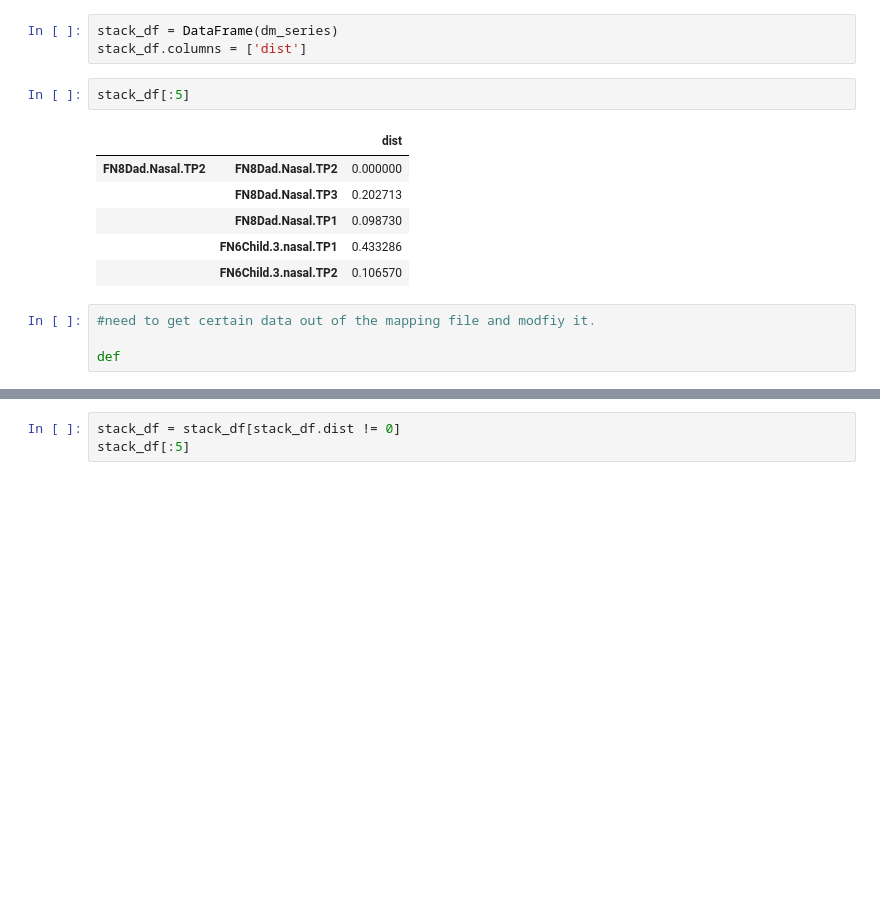
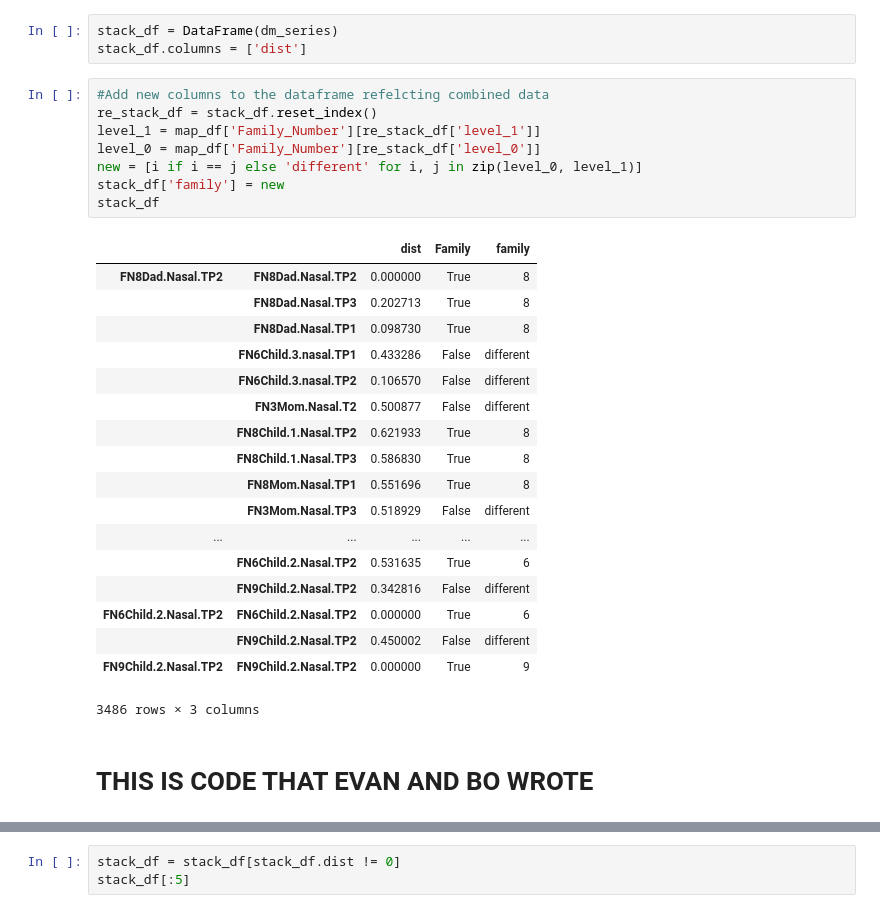
Before and after one commit to johnchase/dm_manipulation, a Jupyter notebook: dm_munging.ipynb, the cells around one changed output, grey strips where cells are left out. Saved outputs shown, nothing was run; the diff lists cells and outputs as text; blank space fills up the shorter version.

Commit message:
added functionality for new columns

```diff
--- a/dm_munging.ipynb
+++ b/dm_munging.ipynb
@@ -39,19 +39,36 @@ dm_series = dm_series[seen]
 # %%
 stack_df = DataFrame(dm_series)
 stack_df.columns = ['dist']
-# %%
-stack_df[:5]
-# %% [output]
-|  |  | dist |
-| FN8Dad.Nasal.TP2 | FN8Dad.Nasal.TP2 | 0.000000 |
-|  | FN8Dad.Nasal.TP3 | 0.202713 |
-|  | FN8Dad.Nasal.TP1 | 0.098730 |
-|  | FN6Child.3.nasal.TP1 | 0.433286 |
-|  | FN6Child.3.nasal.TP2 | 0.106570 |
-# %%
-#need to get certain data out of the mapping file and modfiy it.
-
-def
+# %%
+#Add new columns to the dataframe refelcting combined data
+re_stack_df = stack_df.reset_index()
+level_1 = map_df['Family_Number'][re_stack_df['level_1']]
+level_0 = map_df['Family_Number'][re_stack_df['level_0']]
+new = [i if i == j else 'different' for i, j in zip(level_0, level_1)]
+stack_df['family'] = new
+stack_df
+# %% [output]
+|  |  | dist | Family | family |
+| FN8Dad.Nasal.TP2 | FN8Dad.Nasal.TP2 | 0.000000 | True | 8 |
+|  | FN8Dad.Nasal.TP3 | 0.202713 | True | 8 |
+|  | FN8Dad.Nasal.TP1 | 0.098730 | True | 8 |
+|  | FN6Child.3.nasal.TP1 | 0.433286 | False | different |
+|  | FN6Child.3.nasal.TP2 | 0.106570 | False | different |
+|  | FN3Mom.Nasal.T2 | 0.500877 | False | different |
+|  | FN8Child.1.Nasal.TP2 | 0.621933 | True | 8 |
+|  | FN8Child.1.Nasal.TP3 | 0.586830 | True | 8 |
+|  | FN8Mom.Nasal.TP1 | 0.551696 | True | 8 |
+|  | FN3Mom.Nasal.TP3 | 0.518929 | False | different |
+| ... | ... | ... | ... | ... |
+|  | FN6Child.2.Nasal.TP2 | 0.531635 | True | 6 |
+|  | FN9Child.2.Nasal.TP2 | 0.342816 | False | different |
+| FN6Child.2.Nasal.TP2 | FN6Child.2.Nasal.TP2 | 0.000000 | True | 6 |
+|  | FN9Child.2.Nasal.TP2 | 0.450002 | False | different |
+| FN9Child.2.Nasal.TP2 | FN9Child.2.Nasal.TP2 | 0.000000 | True | 9 |
+3486 rows × 3 columns
+# %% [markdown]
+THIS IS CODE THAT EVAN AND BO WROTE
+==================================
 # %%
 def add_metadata(compare):
     def callback(row):
```
Also changed, not shown: parts of 1 cell of this notebook.
